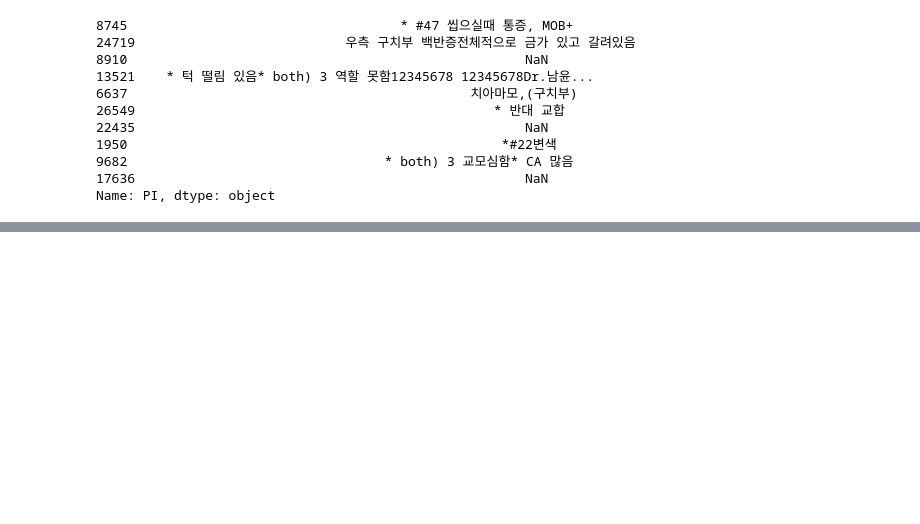
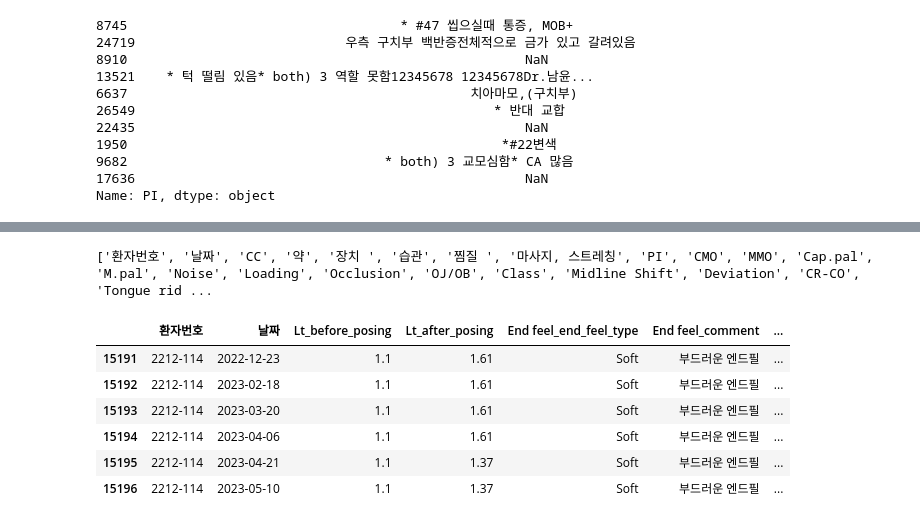
Before and after one commit to skadudd/prj_centum, a Jupyter notebook: text_parser_2.ipynb, the cells around one changed output, grey strips where cells are left out. Drawn from its saved outputs; the diff is of its cells as text; code cells hidden in the pictures; blank space fills up the shorter version.

```diff
--- a/text_parser_2.ipynb
+++ b/text_parser_2.ipynb
@@ -684,0 +1233,14 @@ processed_df[['환자번호', '날짜', 'PI', 'PI_onset', 'PI_pattern', 'PI_aggr
+# %%
+print(processed_df.columns.tolist())
+# %% [output]
+['환자번호', '날짜', 'CC', '약', '장치 ', '습관', '찜질 ', '마사지, 스트레칭', 'PI', 'CMO', 'MMO', 'Cap.pal', 'M.pal', 'Noise', 'Loading', 'Occlusion', 'OJ/OB', 'Class', 'Midline Shift', 'Deviation', 'CR-CO', 'Tongue rid ...
+# %%
+processed_df[['환자번호', '날짜','Lt_before_posing', 'Lt_after_posing', 'End feel_end_feel_type', 'End feel_comment', '치료계획_plat_tracking', '치료계획_plat_extra_treat', '치료계획_next_extra_treat', '치료계획_next_evaluate', '치료계획_next_schedule' ]]
+# %% [output]
+|  | 환자번호 | 날짜 | Lt_before_posing | Lt_after_posing | End feel_end_feel_type | End feel_comment | ... |
+| 15191 | 2212-114 | 2022-12-23 | 1.1 | 1.61 | Soft | 부드러운 엔드필 | ... |
+| 15192 | 2212-114 | 2023-02-18 | 1.1 | 1.61 | Soft | 부드러운 엔드필 | ... |
+| 15193 | 2212-114 | 2023-03-20 | 1.1 | 1.61 | Soft | 부드러운 엔드필 | ... |
+| 15194 | 2212-114 | 2023-04-06 | 1.1 | 1.61 | Soft | 부드러운 엔드필 | ... |
+| 15195 | 2212-114 | 2023-04-21 | 1.1 | 1.37 | Soft | 부드러운 엔드필 | ... |
+| 15196 | 2212-114 | 2023-05-10 | 1.1 | 1.37 | Soft | 부드러운 엔드필 | ... |
```
Also changed, not shown: parts of 9 cells of this notebook, 7 other files.
